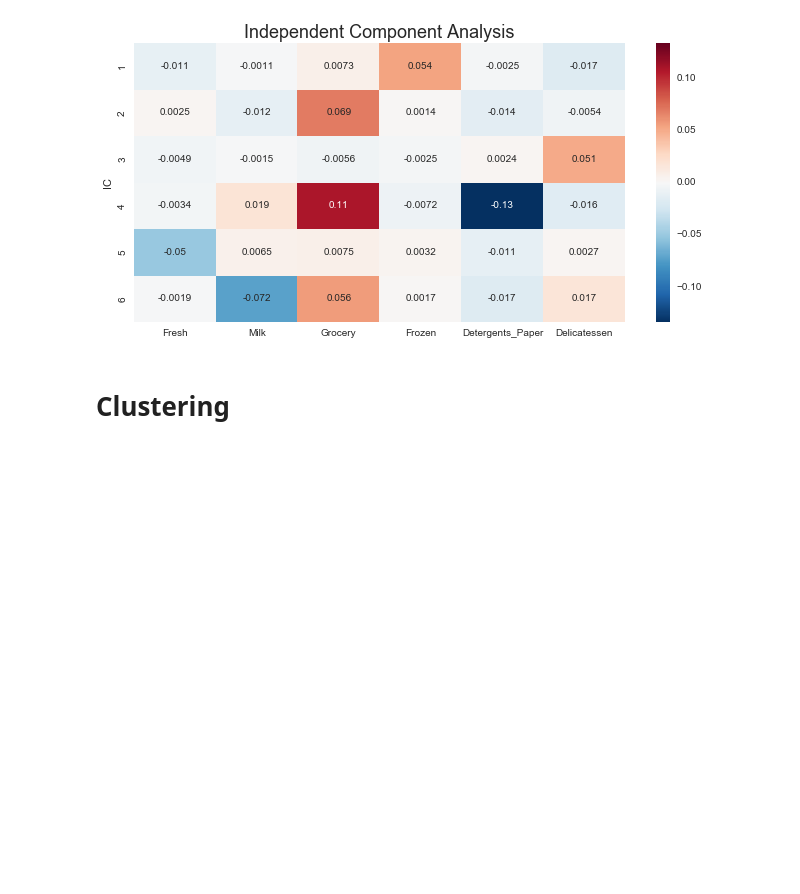
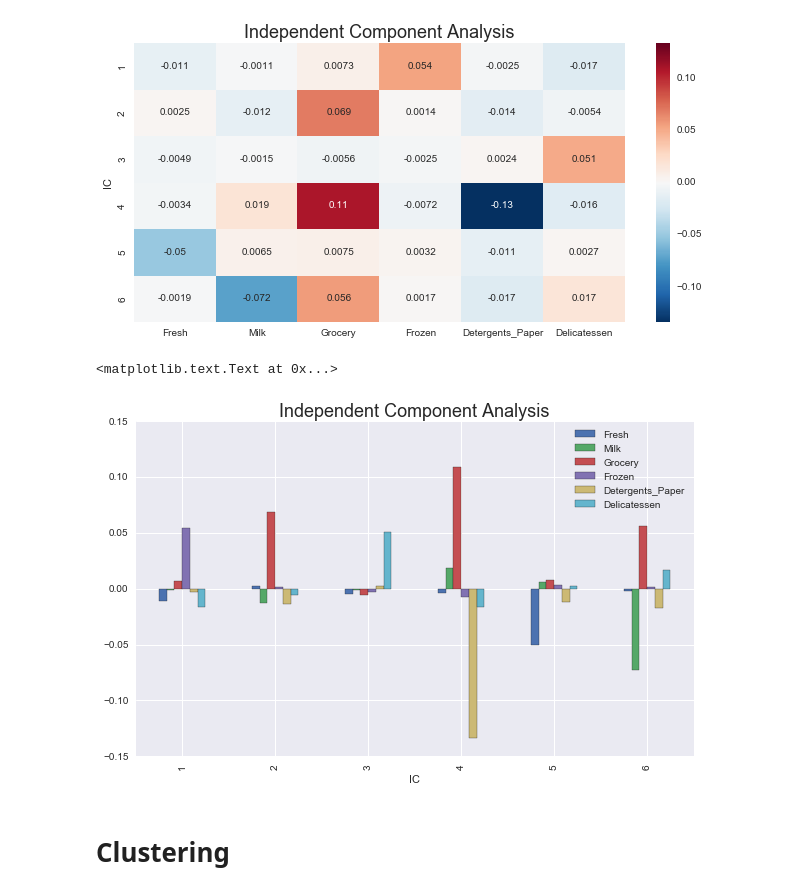
Before and after one commit to Tsmith5151/Customer-Segments, a Jupyter notebook: customer_segments.ipynb, the cells around one changed output. Cells and saved outputs as stored; diff of their text form; code cells hidden in the pictures; blank space fills up the shorter version.

Commit message:
Add bar plot to ICA

```diff
--- a/customer_segments.ipynb
+++ b/customer_segments.ipynb
@@ -315,6 +343,13 @@ sns.heatmap(df_ica, annot = True)
 <matplotlib.axes._subplots.AxesSubplot at 0x...>
 <matplotlib.figure.Figure at 0x...>
 [figure]
+# %%
+# Another way we can veiw ICA
+df_ica.plot(kind = 'bar', figsize = (10, 6))
+pl.title('Independent Component Analysis', fontsize=18)
+# %% [output]
+<matplotlib.text.Text at 0x...>
+[figure, added]
 # %% [markdown]
 # Clustering
 # %% [markdown]
```
Also changed, not shown: parts of 12 cells of this notebook.
